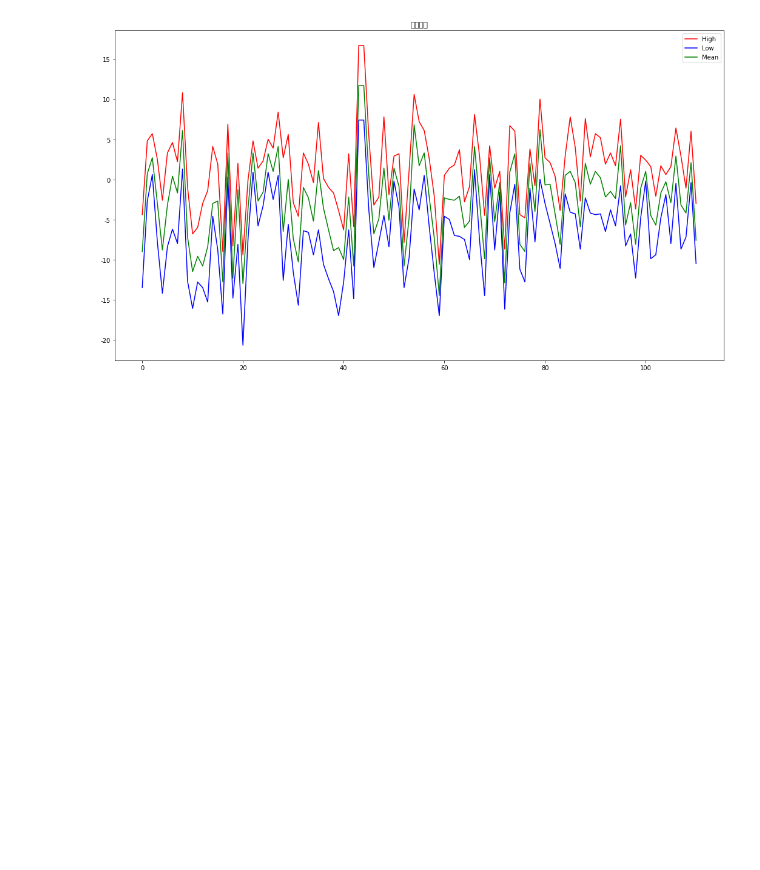
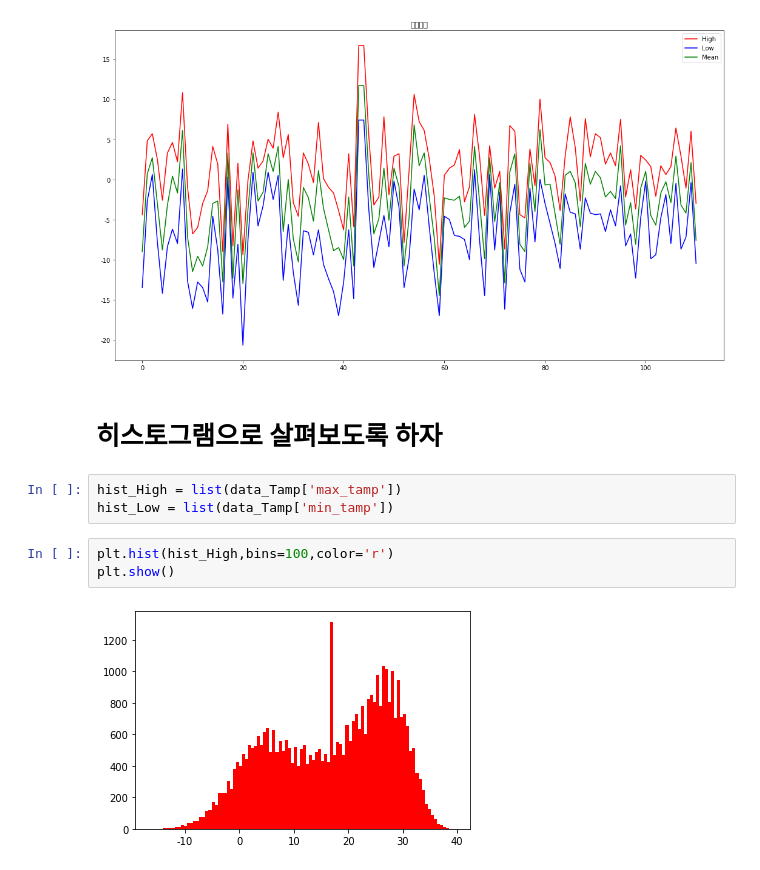
Before and after one commit to jeong-jinuk/jjw, a Jupyter notebook: study/모두의분석_my.ipynb, the cells around one changed output. Drawn from its saved outputs; the diff is of its cells as text; blank space fills up the shorter version.

```diff
--- a/study/모두의분석_my.ipynb
+++ b/study/모두의분석_my.ipynb
@@ -228,3 +231,13 @@ plt.legend()
 plt.show()
 # %% [output]
 [figure]
+# %% [markdown]
+# 히스토그램으로 살펴보도록 하자
+# %%
+hist_High = list(data_Tamp['max_tamp'])
+hist_Low = list(data_Tamp['min_tamp'])
+# %%
+plt.hist(hist_High,bins=100,color='r')
+plt.show()
+# %% [output]
+[figure, added]
```
Also changed, not shown: parts of 26 cells of this notebook.
